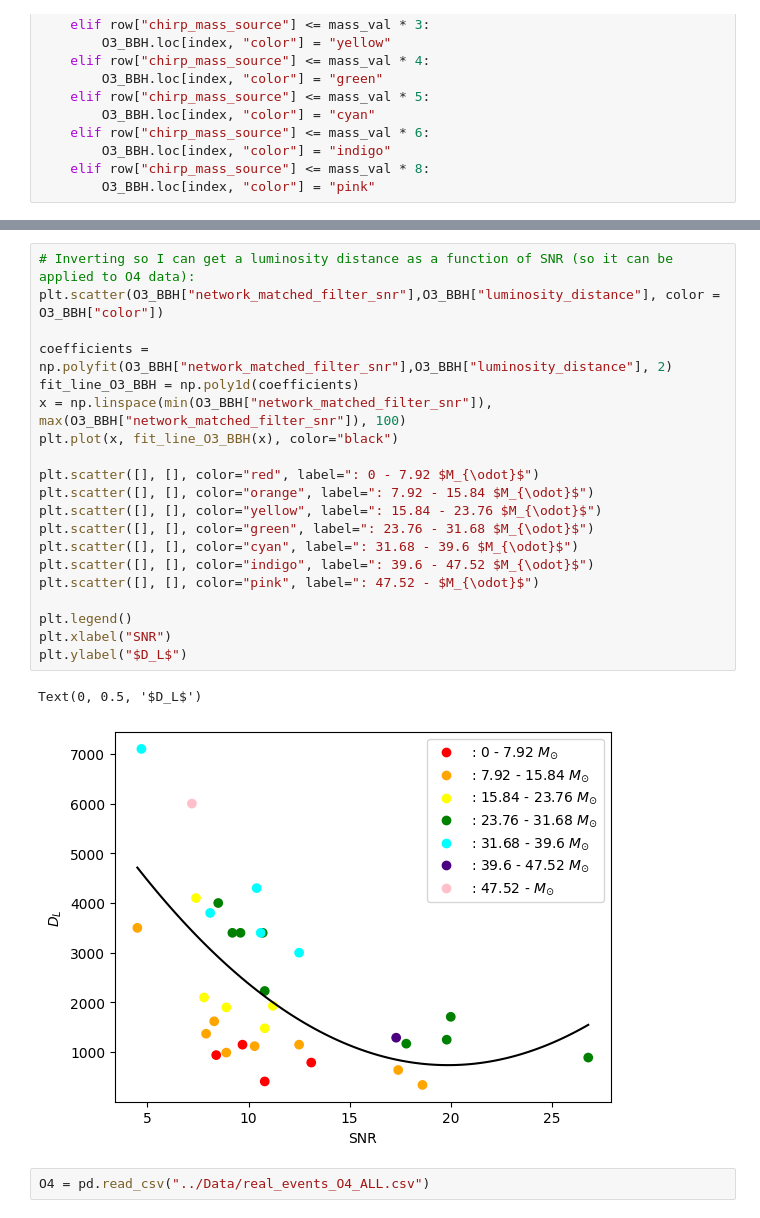
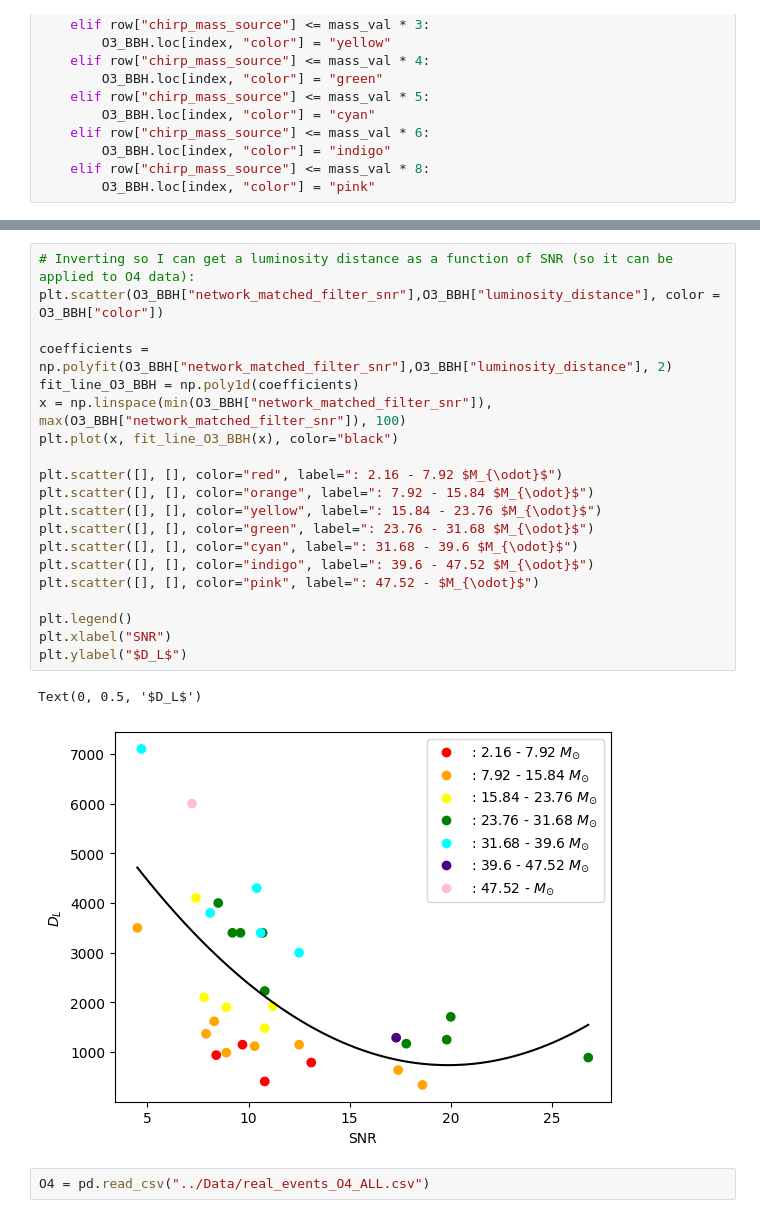
Before and after one commit to AndrewValentini/Gravitational-Waves-Research-23-24, a Jupyter notebook: Data Analysis/testing.ipynb, the cells around one changed output, grey strips where cells are left out. Drawn from its saved outputs; the diff is of its cells as text.

```diff
--- a/Data Analysis/testing.ipynb
+++ b/Data Analysis/testing.ipynb
@@ -100,26 +99,26 @@ Text(0.5, 0, '$D_L$')
 # %%
 # Inverting so I can get a luminosity distance as a function of SNR (so it can be applied to O4 data):
 plt.scatter(O3_BBH["network_matched_filter_snr"],O3_BBH["luminosity_distance"], color = O3_BBH["color"])
 
 coefficients = np.polyfit(O3_BBH["network_matched_filter_snr"],O3_BBH["luminosity_distance"], 2)
 fit_line_O3_BBH = np.poly1d(coefficients)
 x = np.linspace(min(O3_BBH["network_matched_filter_snr"]), max(O3_BBH["network_matched_filter_snr"]), 100)
 plt.plot(x, fit_line_O3_BBH(x), color="black")
 
-plt.scatter([], [], color="red", label=": 0 - 7.92 $M_{\odot}$")
+plt.scatter([], [], color="red", label=": 2.16 - 7.92 $M_{\odot}$")
 plt.scatter([], [], color="orange", label=": 7.92 - 15.84 $M_{\odot}$")
 plt.scatter([], [], color="yellow", label=": 15.84 - 23.76 $M_{\odot}$")
 plt.scatter([], [], color="green", label=": 23.76 - 31.68 $M_{\odot}$")
 plt.scatter([], [], color="cyan", label=": 31.68 - 39.6 $M_{\odot}$")
 plt.scatter([], [], color="indigo", label=": 39.6 - 47.52 $M_{\odot}$")
 plt.scatter([], [], color="pink", label=": 47.52 - $M_{\odot}$")
 
 plt.legend()
 plt.xlabel("SNR")
 plt.ylabel("$D_L$")
 # %% [output]
 Text(0, 0.5, '$D_L$')
-[figure, old version]
+[figure, new version]
 # %%
 O4 = pd.read_csv("../Data/real_events_O4_ALL.csv")
 # %%
```
Also changed, not shown: parts of 2 cells of this notebook, 1 other file.
